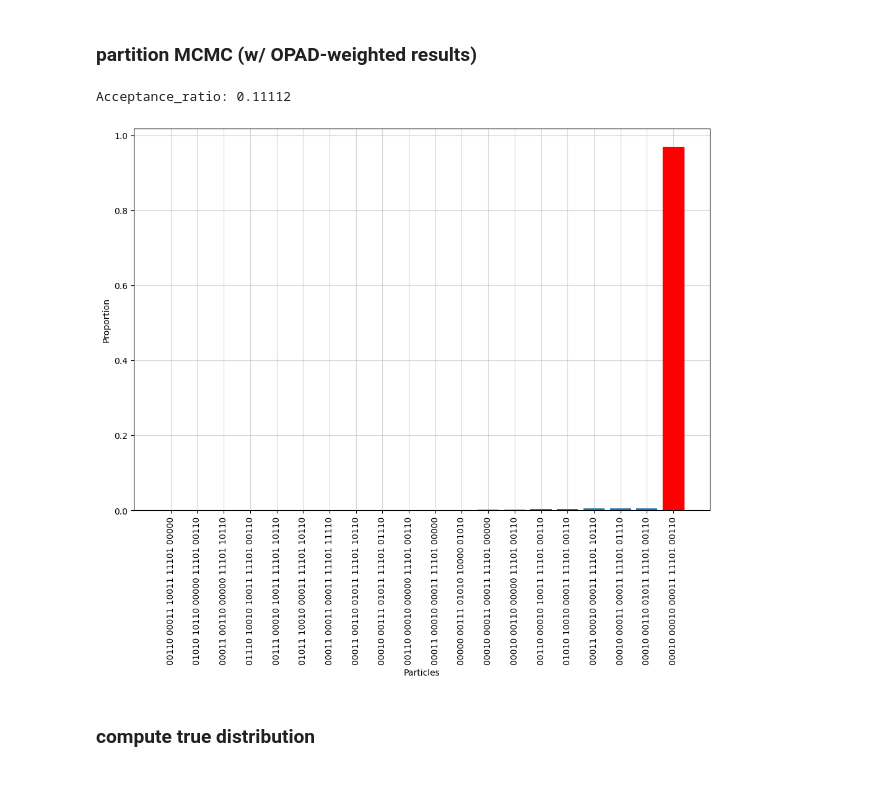
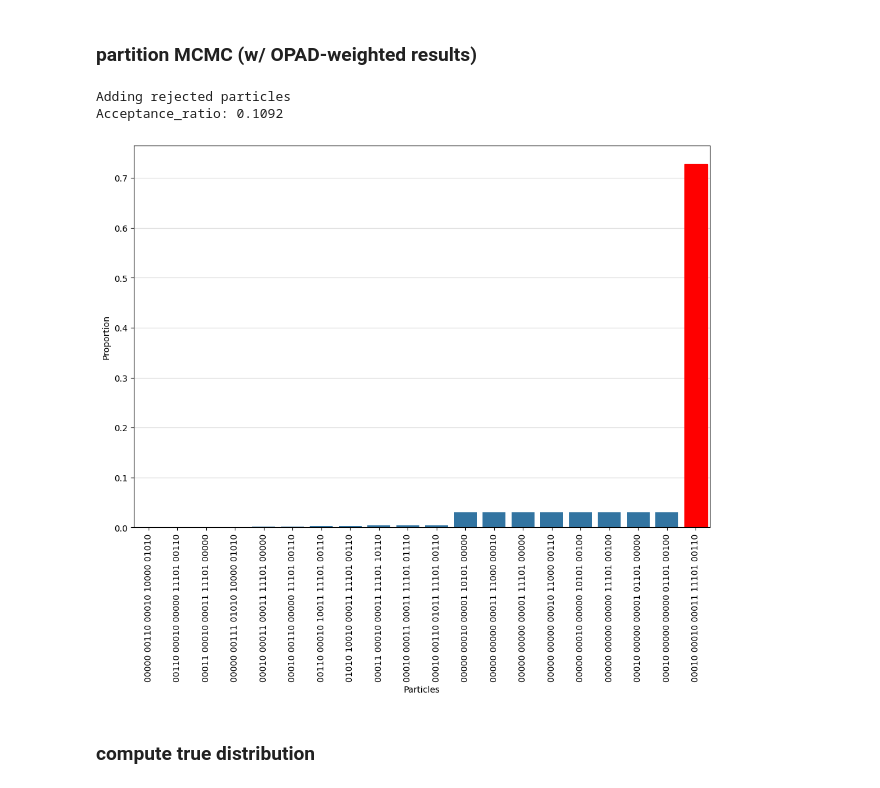
Before and after one commit to human-technology-institute/structure_learning, a Jupyter notebook: examples/partition_mcmc_opad_cpdag.ipynb, the cells around one changed output. Cells and saved outputs as stored; diff of their text form; code cells hidden in the pictures.

Commit message:
updated notebooks; opad+ cpdag distribution

```diff
--- a/examples/partition_mcmc_opad_cpdag.ipynb
+++ b/examples/partition_mcmc_opad_cpdag.ipynb
@@ -34,22 +34,23 @@ synthetic_data.graph.plot()
 ### partition MCMC (w/ OPAD-weighted results)
 # %%
 # setup mcmc
-M = PartitionMCMC(max_iter=100000, data=synthetic_data.data, score_object='bge', searchspace="FULL", result_type='opad', graph_type='cpdag', plus1=False)
+M = PartitionMCMC(max_iter=100000, data=synthetic_data.data, score_object='bge', searchspace="FULL", result_type='opad+', graph_type='cpdag', plus1=False)
 # %%
 # run experiment
 mcmc_results, acceptance = M.run()
 print('Acceptance_ratio:', acceptance)
 # %% [output]
-Acceptance_ratio: 0.11112
+Adding rejected particles
+Acceptance_ratio: 0.1092
 # %%
 from matplotlib import pyplot as plt
 
 key = synthetic_data.graph.to_cpdag().to_key()
 plt.rcParams['figure.figsize'] = 12,8
 bars, keys, counts = mcmc_results.plot(sort=True, normalise=True, limit=20)
-bars[np.where(np.array(keys)==key)[0][0]].set_color('red')
+bars.containers[0][np.where(np.array(keys)==key)[0][0]].set_color('red')
 # %% [output]
-[figure, old version]
+[figure, new version]
 # %% [markdown]
 ### compute true distribution
 # %%
```
Also changed, not shown: parts of 8 cells of this notebook, 9 other files.
